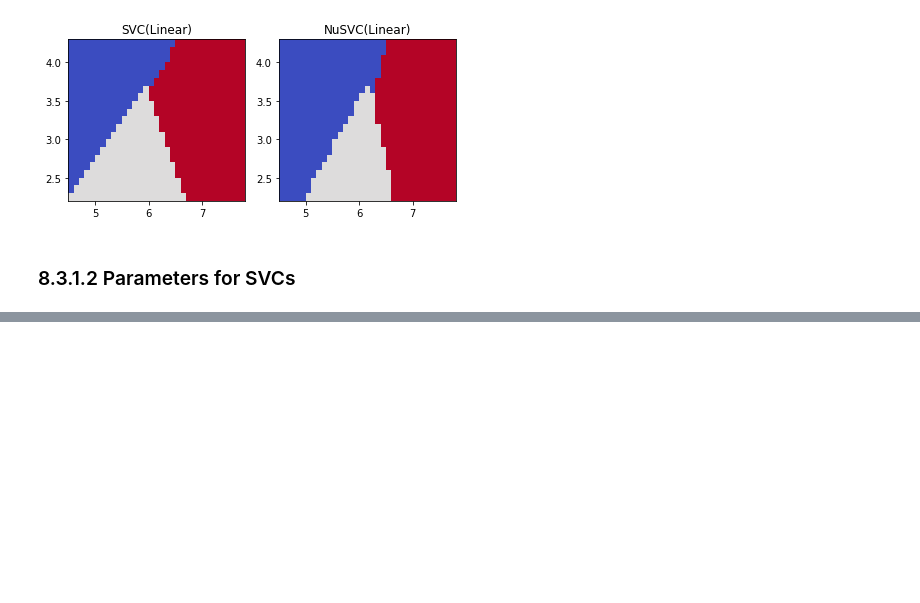
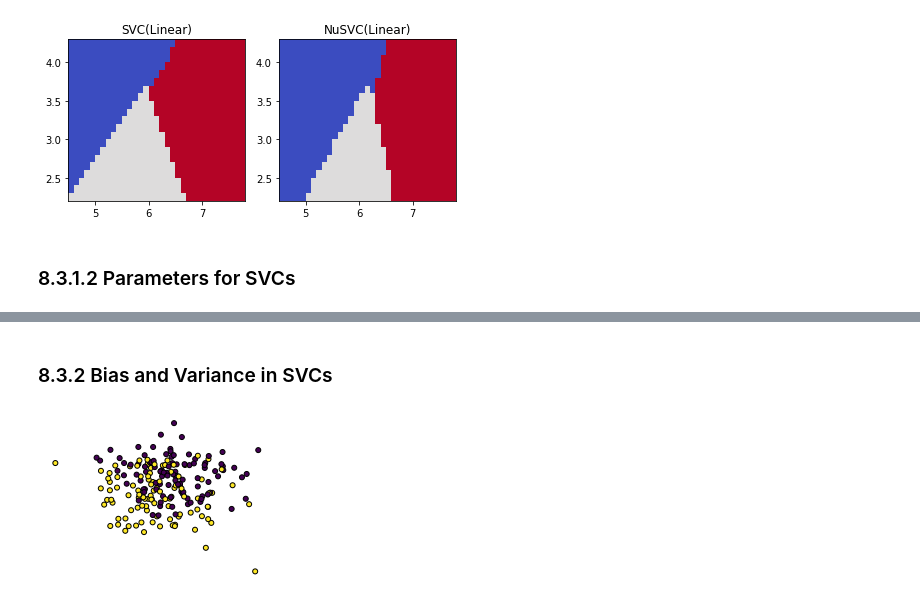
Before and after one commit to christina-go/machine_learning, a Jupyter notebook: ML Python CH8.ipynb, the cells around one changed output, grey strips where cells are left out. Cells and saved outputs as stored; diff of their text form; code cells hidden in the pictures; blank space fills up the shorter version.

```diff
--- a/ML Python CH8.ipynb
+++ b/ML Python CH8.ipynb
@@ -198,0 +250,16 @@ axes[2].set_title(r"$\nu$ Boundaries");
+# %% [markdown]
+### 8.3.2 Bias and Variance in SVCs
+# %%
+ftrs, tgt = datasets.make_blobs(centers=2,
+                                n_features=3,
+                                n_samples=200,
+                                center_box=[-2.0, 2.0],
+                                random_state=2727)
+
+#note: using three features, but graphing only two dimensions
+fig, ax = plt.subplots(1,1, figsize=(4,3))
+ax.scatter(ftrs[:,0], ftrs[:,1],
+           marker='o', c=tgt, s=25, edgecolor='k')
+ax.axis('off');
+# %% [output]
+[figure, added]
```
Also changed, not shown: parts of 35 cells of this notebook.
